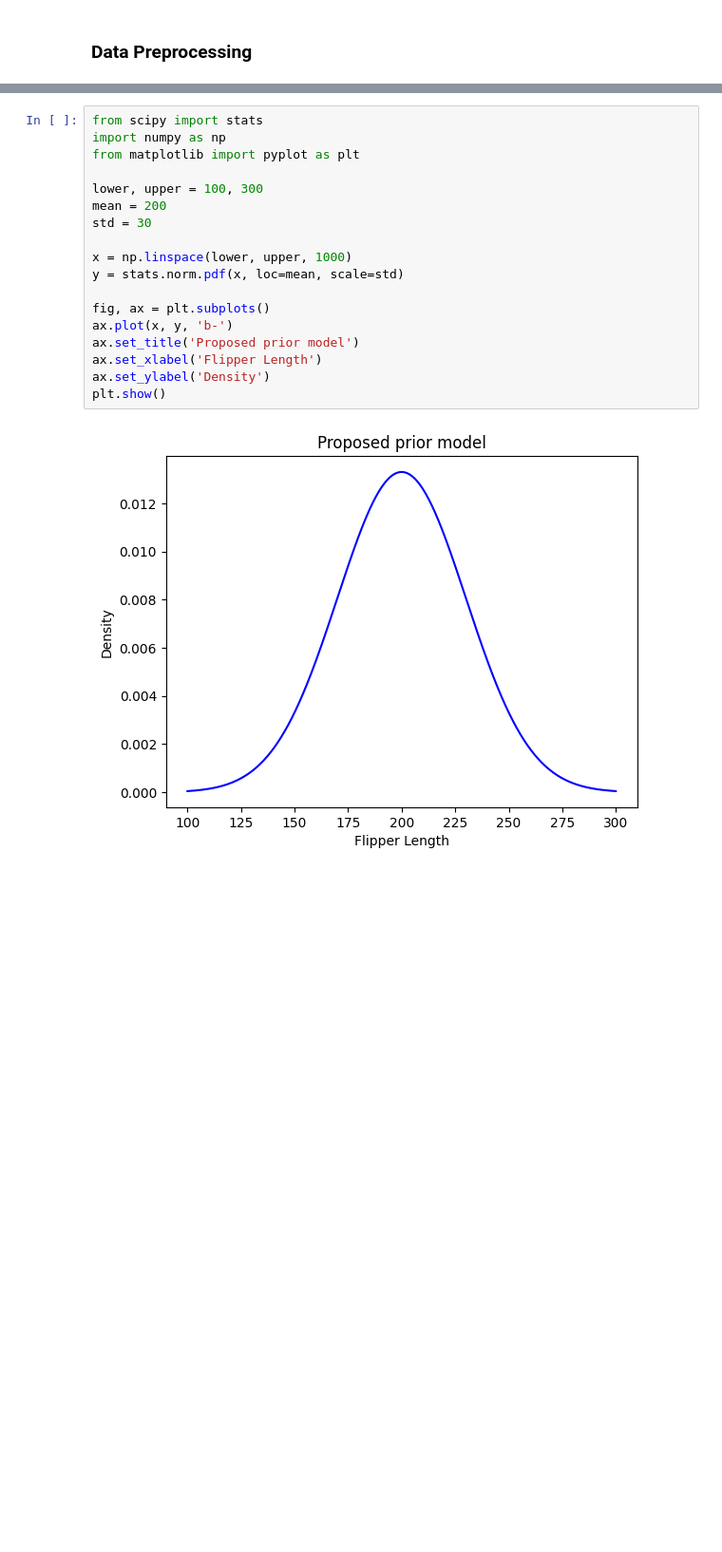
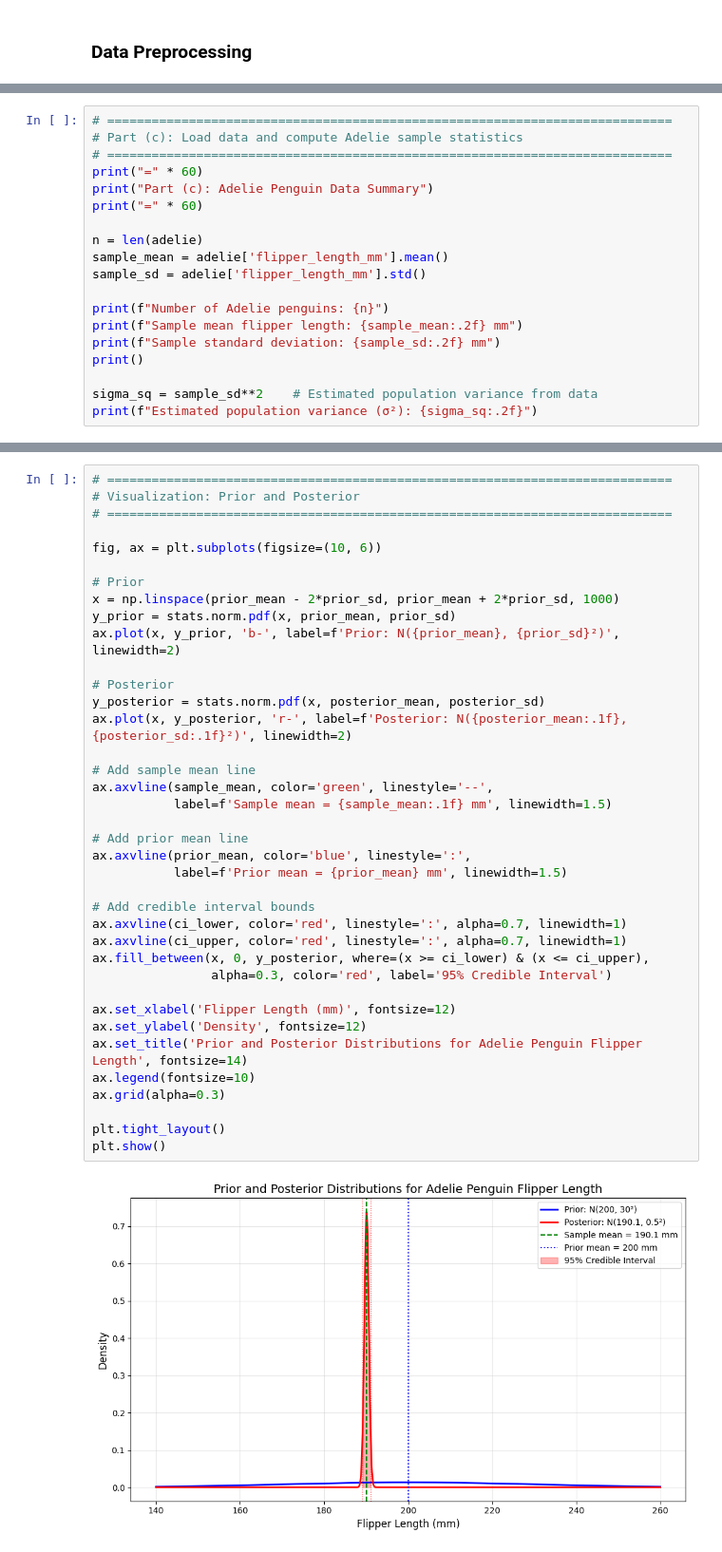
Before and after one commit to kallefrisk/Schoolwork, a Jupyter notebook: Python/BayesianMethods/chapter8/excercise8-19.ipynb, the cells around one changed output, grey strips where cells are left out. Shown at 95% size. Cells and saved outputs as stored; diff of their text form; blank space fills up the shorter version.

```diff
--- a/Python/BayesianMethods/chapter8/excercise8-19.ipynb
+++ b/Python/BayesianMethods/chapter8/excercise8-19.ipynb
@@ -37,0 +56,19 @@ $$\sigma^2 = 30$$
+# %%
+# ============================================================================
+# Part (c): Load data and compute Adelie sample statistics
+# ============================================================================
+print("=" * 60)
+print("Part (c): Adelie Penguin Data Summary")
+print("=" * 60)
+
+n = len(adelie)
+sample_mean = adelie['flipper_length_mm'].mean()
+sample_sd = adelie['flipper_length_mm'].std()
+
+print(f"Number of Adelie penguins: {n}")
+print(f"Sample mean flipper length: {sample_mean:.2f} mm")
+print(f"Sample standard deviation: {sample_sd:.2f} mm")
+print()
+
+sigma_sq = sample_sd**2    # Estimated population variance from data
+print(f"Estimated population variance (σ²): {sigma_sq:.2f}")
@@ -38,20 +138,40 @@ $$\sigma^2 = 30$$
 # %%
-from scipy import stats
-import numpy as np
-from matplotlib import pyplot as plt
+# ============================================================================
+# Visualization: Prior and Posterior
+# ============================================================================
 
-lower, upper = 100, 300
-mean = 200
-std = 30
+fig, ax = plt.subplots(figsize=(10, 6))
 
-x = np.linspace(lower, upper, 1000)
-y = stats.norm.pdf(x, loc=mean, scale=std)
+# Prior
+x = np.linspace(prior_mean - 2*prior_sd, prior_mean + 2*prior_sd, 1000)
+y_prior = stats.norm.pdf(x, prior_mean, prior_sd)
+ax.plot(x, y_prior, 'b-', label=f'Prior: N({prior_mean}, {prior_sd}²)', linewidth=2)
 
-fig, ax = plt.subplots()
-ax.plot(x, y, 'b-')
-ax.set_title('Proposed prior model')
-ax.set_xlabel('Flipper Length')
-ax.set_ylabel('Density')
+# Posterior
+y_posterior = stats.norm.pdf(x, posterior_mean, posterior_sd)
+ax.plot(x, y_posterior, 'r-', label=f'Posterior: N({posterior_mean:.1f}, {posterior_sd:.1f}²)', linewidth=2)
+
+# Add sample mean line
+ax.axvline(sample_mean, color='green', linestyle='--',
+           label=f'Sample mean = {sample_mean:.1f} mm', linewidth=1.5)
+
+# Add prior mean line
+ax.axvline(prior_mean, color='blue', linestyle=':',
+           label=f'Prior mean = {prior_mean} mm', linewidth=1.5)
+
+# Add credible interval bounds
+ax.axvline(ci_lower, color='red', linestyle=':', alpha=0.7, linewidth=1)
+ax.axvline(ci_upper, color='red', linestyle=':', alpha=0.7, linewidth=1)
+ax.fill_between(x, 0, y_posterior, where=(x >= ci_lower) & (x <= ci_upper),
+                alpha=0.3, color='red', label='95% Credible Interval')
+
+ax.set_xlabel('Flipper Length (mm)', fontsize=12)
+ax.set_ylabel('Density', fontsize=12)
+ax.set_title('Prior and Posterior Distributions for Adelie Penguin Flipper Length', fontsize=14)
+ax.legend(fontsize=10)
+ax.grid(alpha=0.3)
+
+plt.tight_layout()
 plt.show()
 # %% [output]
-[figure, old version]
+[figure, new version]
```
Also changed, not shown: parts of 6 cells of this notebook.
